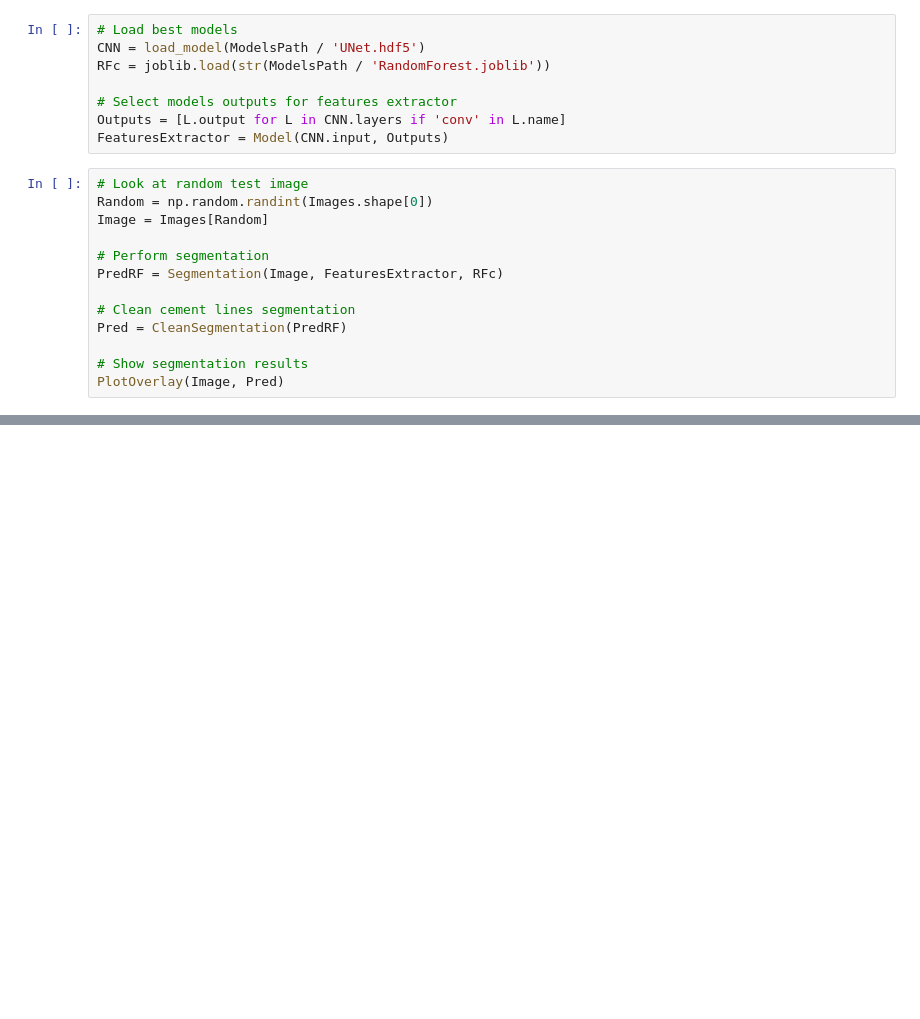
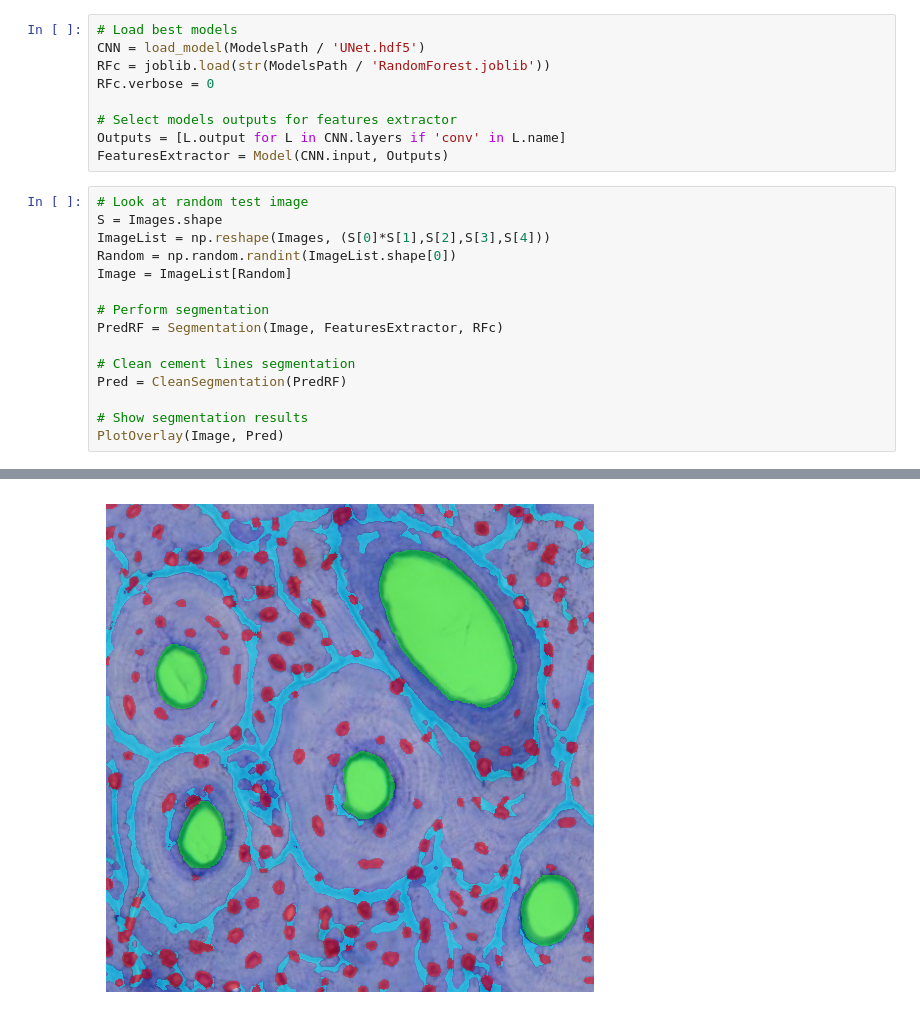
Before and after one commit to artorg-unibe-ch/FEXHIP-Histology, a Jupyter notebook: 03_Scripts/Test.ipynb, the cells around one changed output, grey strips where cells are left out. Saved outputs shown, nothing was run; the diff lists cells and outputs as text; blank space fills up the shorter version.

```diff
--- a/03_Scripts/Test.ipynb
+++ b/03_Scripts/Test.ipynb
@@ -396,14 +397,17 @@ Process executed in 00:00:00 (HH:MM:SS)
 # Load best models
 CNN = load_model(ModelsPath / 'UNet.hdf5')
 RFc = joblib.load(str(ModelsPath / 'RandomForest.joblib'))
+RFc.verbose = 0
 
 # Select models outputs for features extractor
 Outputs = [L.output for L in CNN.layers if 'conv' in L.name]
 FeaturesExtractor = Model(CNN.input, Outputs)
 # %%
 # Look at random test image
-Random = np.random.randint(Images.shape[0])
-Image = Images[Random]
+S = Images.shape
+ImageList = np.reshape(Images, (S[0]*S[1],S[2],S[3],S[4]))
+Random = np.random.randint(ImageList.shape[0])
+Image = ImageList[Random]
 
 # Perform segmentation
 PredRF = Segmentation(Image, FeaturesExtractor, RFc)
@@ -413,3 +417,4 @@ Pred = CleanSegmentation(PredRF)
 
 # Show segmentation results
 PlotOverlay(Image, Pred)
+# %% [output]
@@ -415,0 +423 @@ PlotOverlay(Image, Pred)
+[figure, added]
```
Also changed, not shown: parts of 5 cells of this notebook, 5 other files.
